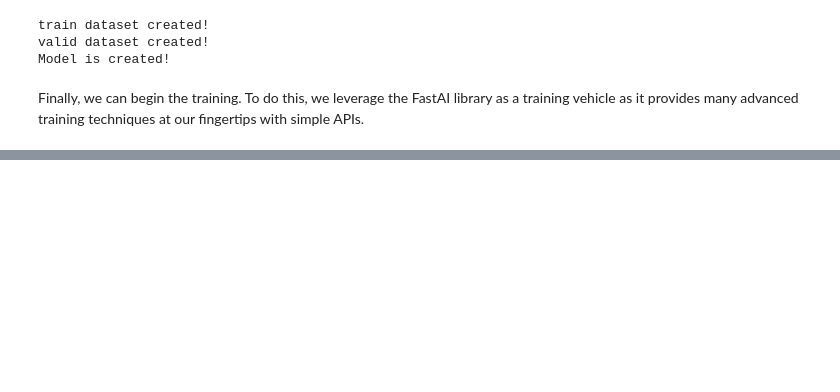
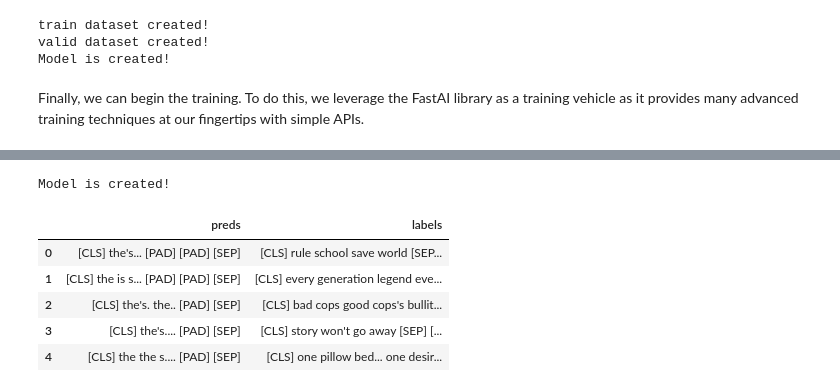
Before and after one commit to Benjamintdk/DSAI-Project, a Jupyter notebook: 05_train.ipynb, the cells around one changed output, grey strips where cells are left out. Cells and saved outputs as stored; diff of their text form; code cells hidden in the pictures; blank space fills up the shorter version.

```diff
--- a/05_train.ipynb
+++ b/05_train.ipynb
@@ -118,0 +131,38 @@ torch.save(model.state_dict(), save_path)
+# %%
+#exporti
+
+def load_model(model_path: str, **kwargs):
+    model = TaglinePredictorModel(**kwargs)
+    model.load_state_dict(torch.load(model_path))
+    model.eval()
+    model.to("cpu")
+    return model
+# %%
+#export
+
+def predict_one_batch(tokenizer,
+                      dls,
+                      mode: str,
+                      model_path: str) -> DataFrame:
+
+    if mode != "train":
+        x, y = dls.valid.one_batch()
+    else:
+        x, y = dls.train.one_batch()
+    model = load_model(model_path=model_path, vocab_size=30522, meta_features=x[3].shape[-1])
+    x = model(x)
+    preds = torch.argmax(x, dim=1)
+    results = {"preds" : [tokenizer.decode(p) for p in preds], "labels" : [tokenizer.decode(t) for t in y]}
+    return pd.DataFrame.from_dict(results)
+# %%
+save_path = 'saved_model.pt'
+results_df = predict_one_batch(tokenizer=tokenizer, dls=dls, mode="train", model_path=save_path)
+results_df.head()
+# %% [output]
+Model is created!
+|  | preds | labels |
+| 0 | [CLS] the's... [PAD] [PAD] [SEP] | [CLS] rule school save world [SEP... |
+| 1 | [CLS] the is s... [PAD] [PAD] [SEP] | [CLS] every generation legend eve... |
+| 2 | [CLS] the's. the.. [PAD] [SEP] | [CLS] bad cops good cops's bullit... |
+| 3 | [CLS] the's.... [PAD] [SEP] | [CLS] story won't go away [SEP] [... |
+| 4 | [CLS] the the s.... [PAD] [SEP] | [CLS] one pillow bed... one desir... |
```
Also changed, not shown: parts of 16 cells of this notebook, 23 other files.
